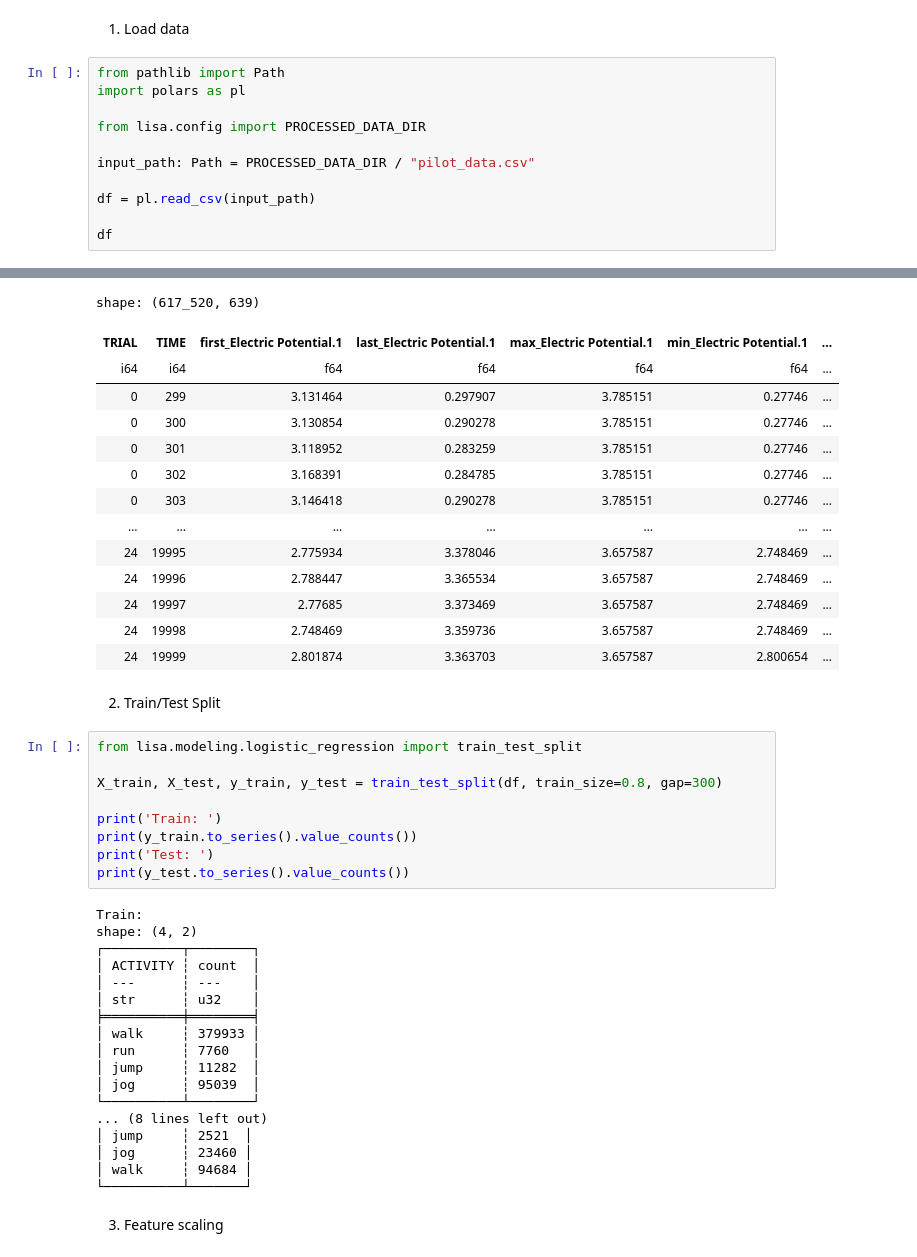
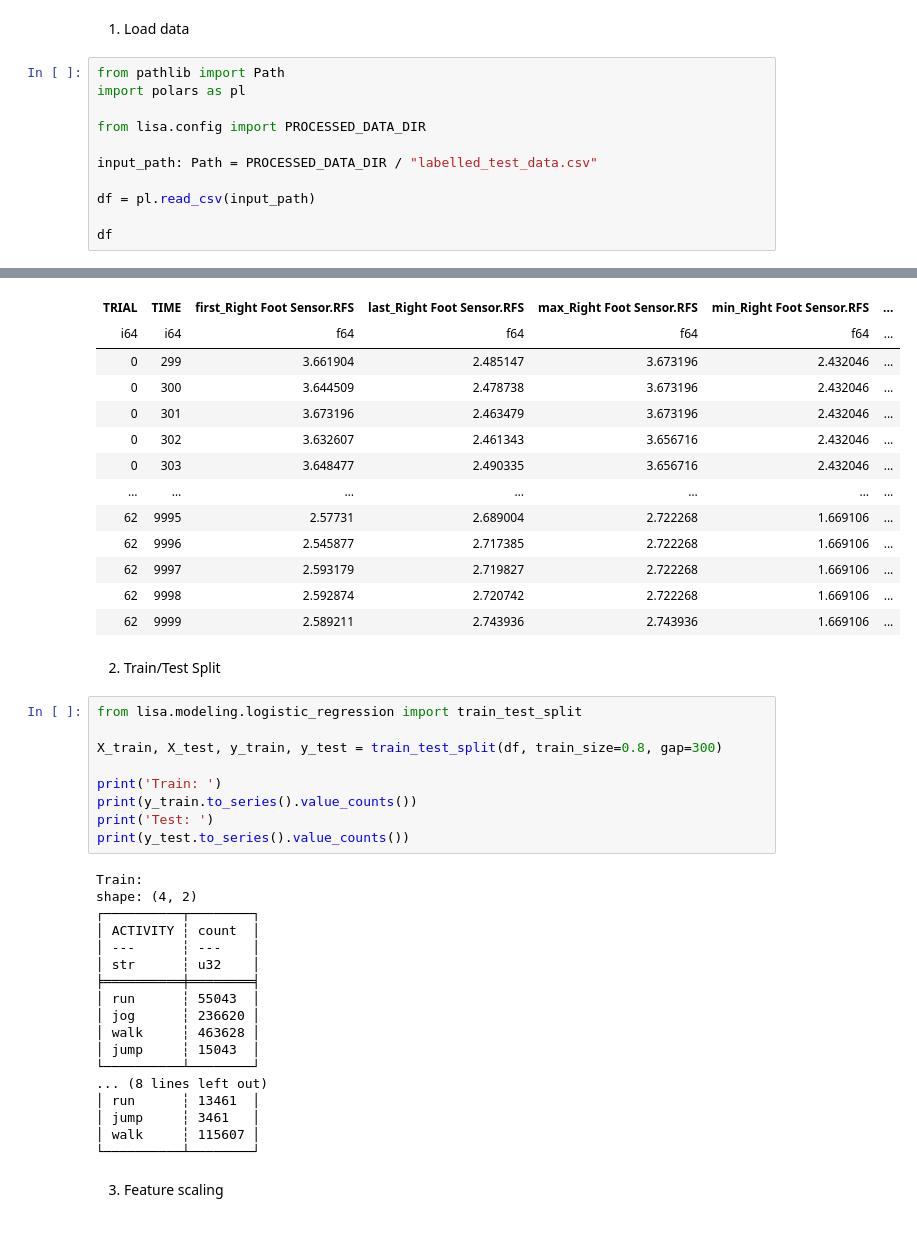
Before and after one commit to UniExeterRSE/LISA, a Jupyter notebook: notebooks/logistic_regression.ipynb, the cells around one changed output, grey strips where cells are left out. Cells and saved outputs as stored; diff of their text form.

```diff
--- a/notebooks/logistic_regression.ipynb
+++ b/notebooks/logistic_regression.ipynb
@@ -12,7 +12,7 @@ import polars as pl
 
 from lisa.config import PROCESSED_DATA_DIR
 
-input_path: Path = PROCESSED_DATA_DIR / "pilot_data.csv"
+input_path: Path = PROCESSED_DATA_DIR / "labelled_test_data.csv"
 
 df = pl.read_csv(input_path)
 
@@ -22,17 +22,16 @@ df
-shape: (617_520, 639)
-| TRIAL | TIME | first_Electric Potential.1 | last_Electric Potential.1 | max_Electric Potential.1 | min_Electric Potential.1 | ... |
+| TRIAL | TIME | first_Right Foot Sensor.RFS | last_Right Foot Sensor.RFS | max_Right Foot Sensor.RFS | min_Right Foot Sensor.RFS | ... |
 | i64 | i64 | f64 | f64 | f64 | f64 | ... |
-| 0 | 299 | 3.131464 | 0.297907 | 3.785151 | 0.27746 | ... |
-| 0 | 300 | 3.130854 | 0.290278 | 3.785151 | 0.27746 | ... |
-| 0 | 301 | 3.118952 | 0.283259 | 3.785151 | 0.27746 | ... |
-| 0 | 302 | 3.168391 | 0.284785 | 3.785151 | 0.27746 | ... |
-| 0 | 303 | 3.146418 | 0.290278 | 3.785151 | 0.27746 | ... |
+| 0 | 299 | 3.661904 | 2.485147 | 3.673196 | 2.432046 | ... |
+| 0 | 300 | 3.644509 | 2.478738 | 3.673196 | 2.432046 | ... |
+| 0 | 301 | 3.673196 | 2.463479 | 3.673196 | 2.432046 | ... |
+| 0 | 302 | 3.632607 | 2.461343 | 3.656716 | 2.432046 | ... |
+| 0 | 303 | 3.648477 | 2.490335 | 3.656716 | 2.432046 | ... |
 | … | … | … | … | … | … | ... |
-| 24 | 19995 | 2.775934 | 3.378046 | 3.657587 | 2.748469 | ... |
-| 24 | 19996 | 2.788447 | 3.365534 | 3.657587 | 2.748469 | ... |
-| 24 | 19997 | 2.77685 | 3.373469 | 3.657587 | 2.748469 | ... |
-| 24 | 19998 | 2.748469 | 3.359736 | 3.657587 | 2.748469 | ... |
-| 24 | 19999 | 2.801874 | 3.363703 | 3.657587 | 2.800654 | ... |
+| 62 | 9995 | 2.57731 | 2.689004 | 2.722268 | 1.669106 | ... |
+| 62 | 9996 | 2.545877 | 2.717385 | 2.722268 | 1.669106 | ... |
+| 62 | 9997 | 2.593179 | 2.719827 | 2.722268 | 1.669106 | ... |
+| 62 | 9998 | 2.592874 | 2.720742 | 2.722268 | 1.669106 | ... |
+| 62 | 9999 | 2.589211 | 2.743936 | 2.743936 | 1.669106 | ... |
 # %% [markdown]
 2. Train/Test Split
 # %%
@@ -52,16 +51,16 @@ shape: (4, 2)
 │ ---      ┆ ---    │
 │ str      ┆ u32    │
 ╞══════════╪════════╡
-│ walk     ┆ 379933 │
-│ run      ┆ 7760   │
-│ jump     ┆ 11282  │
-│ jog      ┆ 95039  │
+│ run      ┆ 55043  │
+│ jog      ┆ 236620 │
+│ walk     ┆ 463628 │
+│ jump     ┆ 15043  │
 └──────────┴────────┘
 ... (8 lines left out)
-│ jump     ┆ 2521  │
-│ jog      ┆ 23460 │
-│ walk     ┆ 94684 │
-└──────────┴───────┘
+│ run      ┆ 13461  │
+│ jump     ┆ 3461   │
+│ walk     ┆ 115607 │
+└──────────┴────────┘
 # %% [markdown]
 3. Feature scaling
 # %%
```
Also changed, not shown: parts of 4 cells of this notebook.
